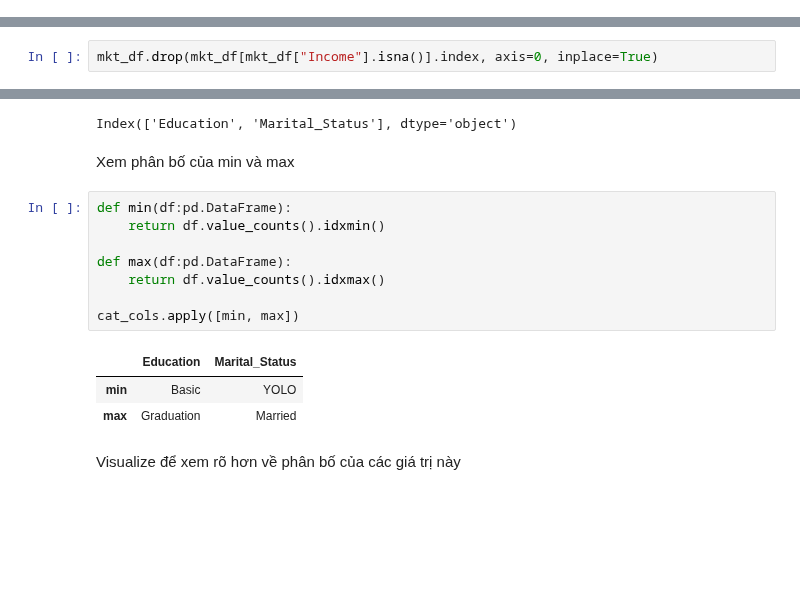
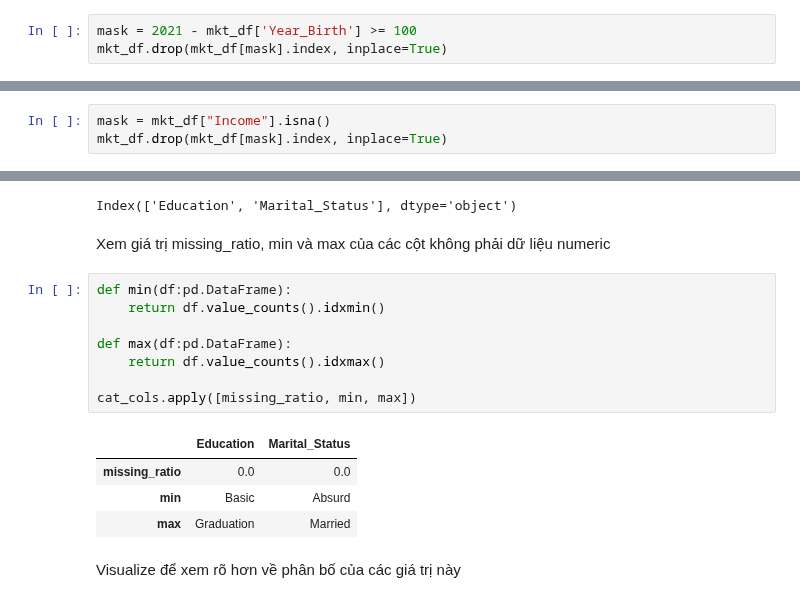
Before and after one commit to ngminhluong/CDS-EndTerm, a Jupyter notebook: Source/Main.ipynb, the cells around one changed output, grey strips where cells are left out. Drawn from its saved outputs; the diff is of its cells as text; blank space fills up the shorter version.

```diff
--- a/Source/Main.ipynb
+++ b/Source/Main.ipynb
@@ -226,0 +227,3 @@ $\to$ Cột `Income` thiếu khoảng 1% giá trị cột $\to$ vì khá ít nê
+# %%
+mask = 2021 - mkt_df['Year_Birth'] >= 100
+mkt_df.drop(mkt_df[mask].index, inplace=True)
@@ -227,5 +236,6 @@ $\to$ Cột `Income` thiếu khoảng 1% giá trị cột $\to$ vì khá ít nê
 # %% [markdown]
 Xóa các dòng có chứa giá trị bị thiếu ở cột `Income`
 # %%
-mkt_df.drop(mkt_df[mkt_df["Income"].isna()].index, axis=0, inplace=True)
+mask = mkt_df["Income"].isna()
+mkt_df.drop(mkt_df[mask].index, inplace=True)
 # %% [markdown]
@@ -267,18 +261,19 @@ cat_cols.columns
 # %% [output]
 Index(['Education', 'Marital_Status'], dtype='object')
 # %% [markdown]
-Xem phân bố của min và max
+Xem giá trị missing_ratio, min và max của các cột không phải dữ liệu numeric
 # %%
 def min(df:pd.DataFrame):
     return df.value_counts().idxmin()
 
 def max(df:pd.DataFrame):
     return df.value_counts().idxmax()
 
-cat_cols.apply([min, max])
+cat_cols.apply([missing_ratio, min, max])
 # %% [output]
 |  | Education | Marital_Status |
-| min | Basic | YOLO |
+| missing_ratio | 0.0 | 0.0 |
+| min | Basic | Absurd |
 | max | Graduation | Married |
 # %% [markdown]
 Visualize để xem rõ hơn về phân bố của các giá trị này
```
Also changed, not shown: parts of 19 cells of this notebook.
